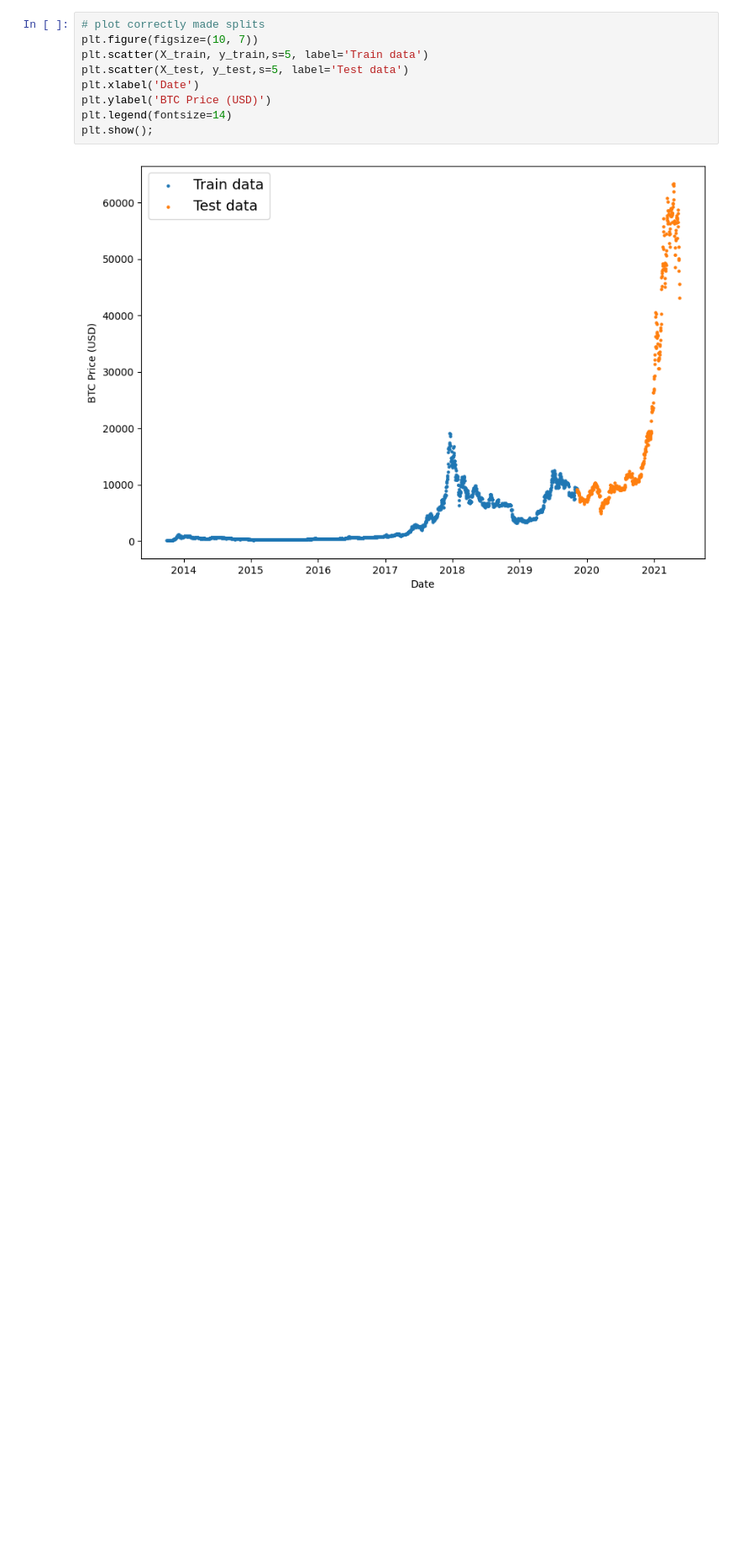
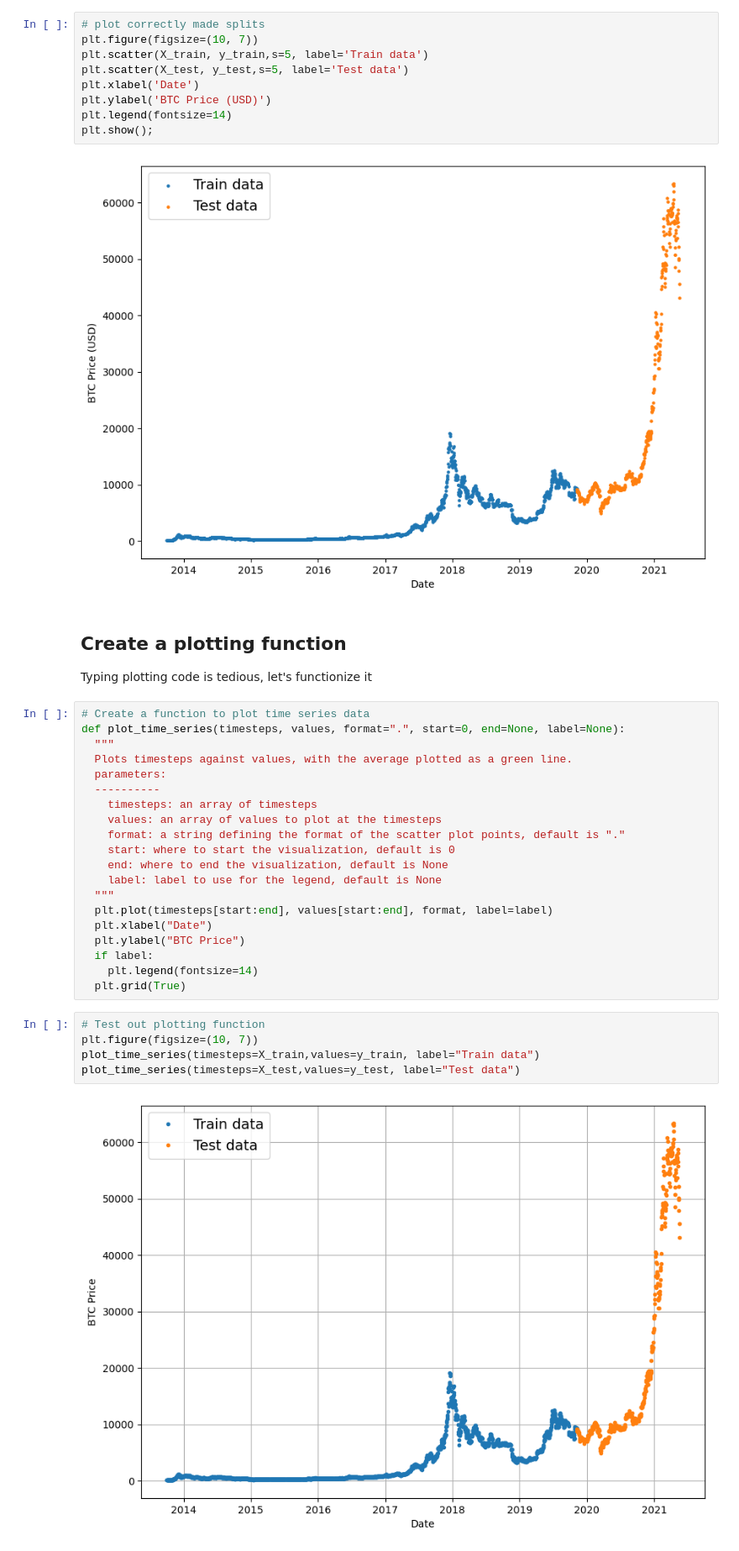
Before and after one commit to 21Ovi/BitPredict, a Jupyter notebook: BitPredict.ipynb, the cells around one changed output. Shown at 84% size. Saved outputs shown, nothing was run; the diff lists cells and outputs as text; blank space fills up the shorter version.

```diff
--- a/BitPredict.ipynb
+++ b/BitPredict.ipynb
@@ -218,3 +218,34 @@ plt.legend(fontsize=14)
 plt.show();
 # %% [output]
 [figure]
+# %% [markdown]
+## Create a plotting function
+
+Typing plotting code is tedious, let's functionize it
+# %%
+# Create a function to plot time series data
+def plot_time_series(timesteps, values, format=".", start=0, end=None, label=None):
+  """
+  Plots timesteps against values, with the average plotted as a green line.
+  parameters:
+  ----------
+    timesteps: an array of timesteps
+    values: an array of values to plot at the timesteps
+    format: a string defining the format of the scatter plot points, default is "."
+    start: where to start the visualization, default is 0
+    end: where to end the visualization, default is None
+    label: label to use for the legend, default is None
+  """
+  plt.plot(timesteps[start:end], values[start:end], format, label=label)
+  plt.xlabel("Date")
+  plt.ylabel("BTC Price")
+  if label:
+    plt.legend(fontsize=14)
+  plt.grid(True)
+# %%
+# Test out plotting function
+plt.figure(figsize=(10, 7))
+plot_time_series(timesteps=X_train,values=y_train, label="Train data")
+plot_time_series(timesteps=X_test,values=y_test, label="Test data")
+# %% [output]
+[figure, added]
```
Also changed, not shown: parts of 1 cell of this notebook.
